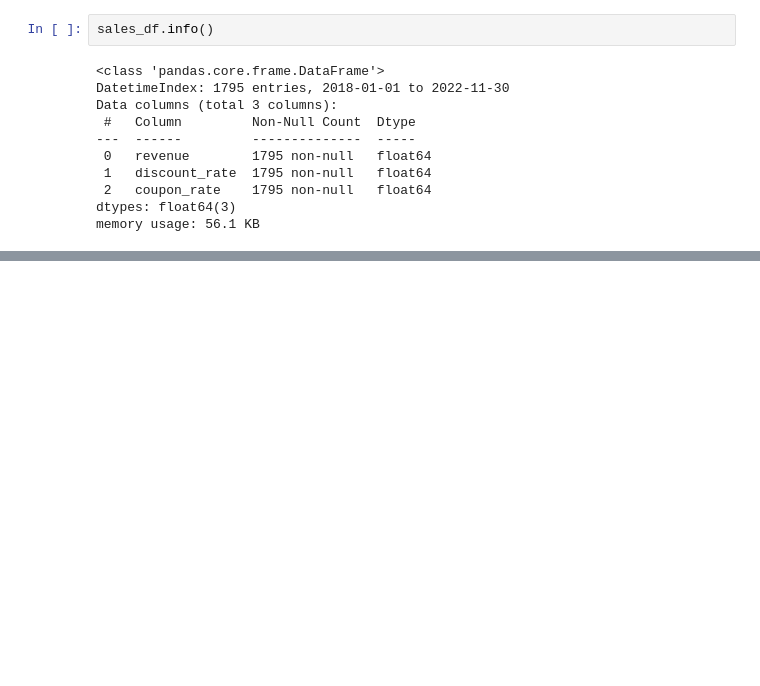
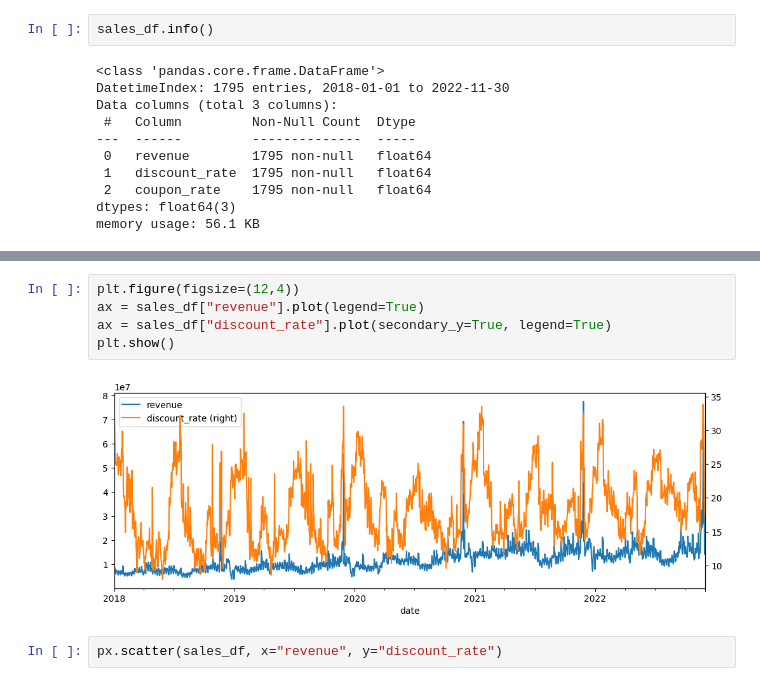
Before and after one commit to edwardns2/PythonML, a Jupyter notebook: files/Choco_sales.ipynb, the cells around one changed output, grey strips where cells are left out. Saved outputs shown, nothing was run; the diff lists cells and outputs as text; blank space fills up the shorter version.

```diff
--- a/files/Choco_sales.ipynb
+++ b/files/Choco_sales.ipynb
@@ -72,0 +108,9 @@ np.float64(21332122978.0)
+# %%
+plt.figure(figsize=(12,4))
+ax = sales_df["revenue"].plot(legend=True)
+ax = sales_df["discount_rate"].plot(secondary_y=True, legend=True)
+plt.show()
+# %% [output]
+[figure, added]
+# %%
+px.scatter(sales_df, x="revenue", y="discount_rate")
```
Also changed, not shown: parts of 21 cells of this notebook, 4 other files.
